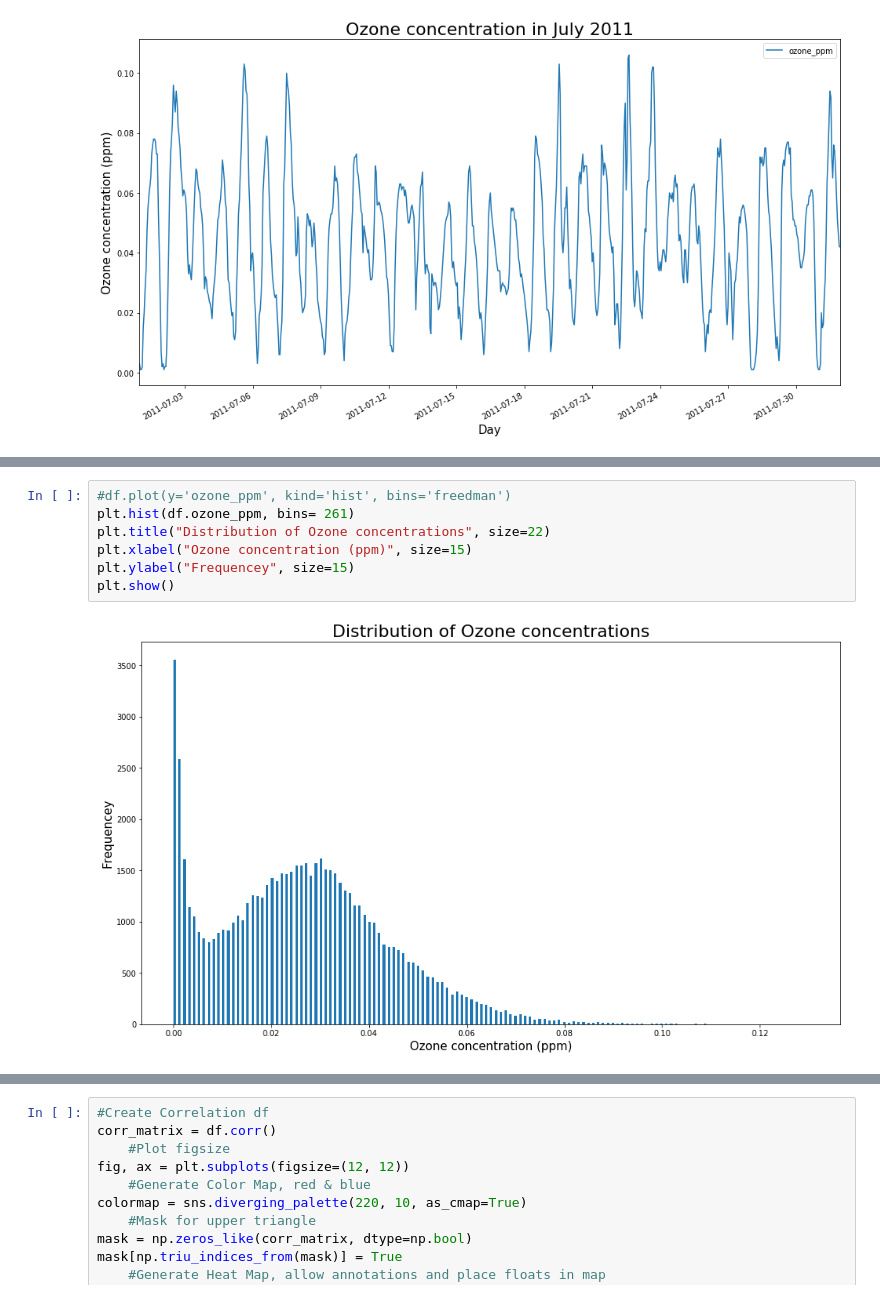
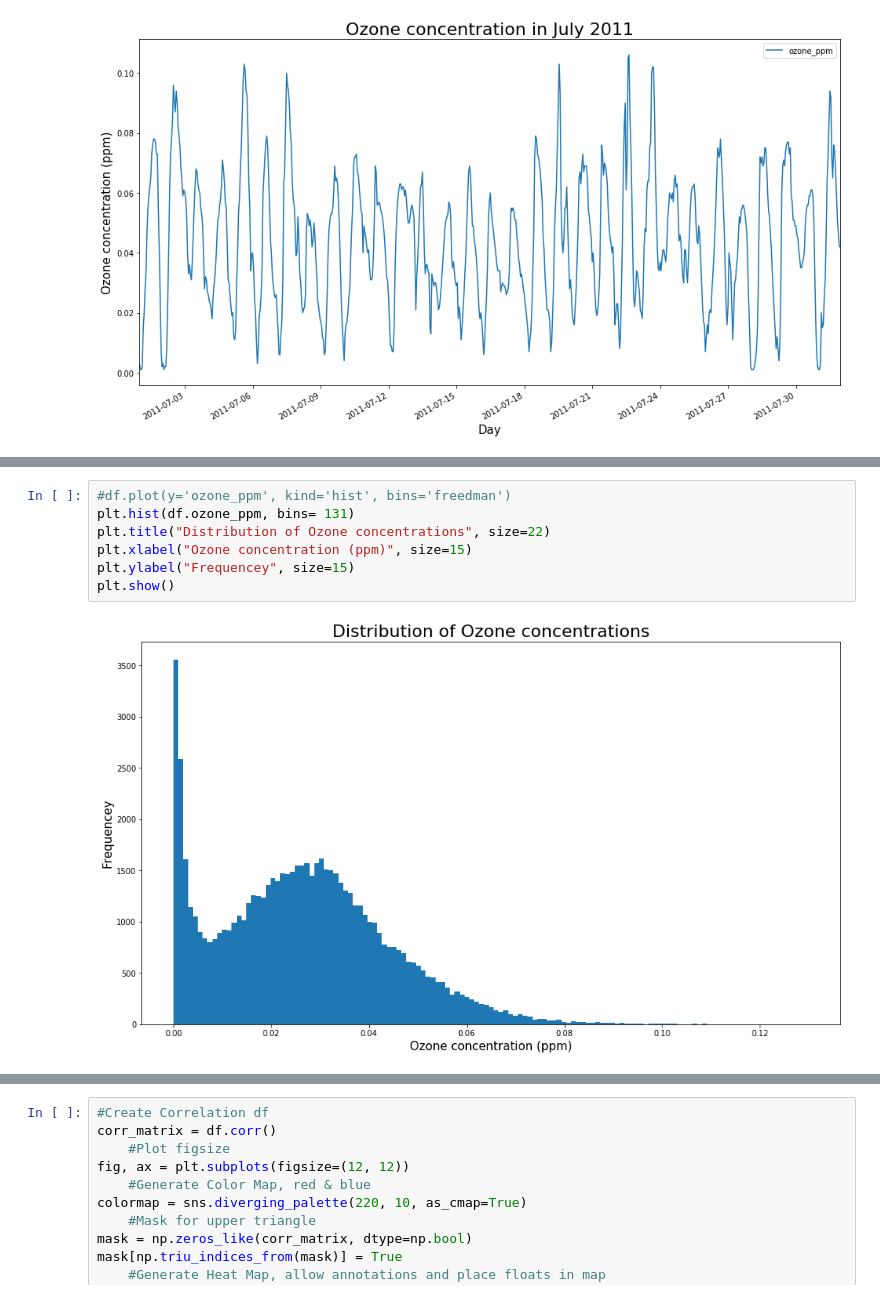
Before and after one commit to fsmahmood/Springboard-Python-Projects, a Jupyter notebook: Air Quality Capstone project/Capstone Data Wrangling/Capstone Storytelling and Inferential Statistics/Air Quality Storytelling Report.ipynb, the cells around one changed output, grey strips where cells are left out. Drawn from its saved outputs; the diff is of its cells as text.

```diff
--- a/Air Quality Capstone project/Capstone Data Wrangling/Capstone Storytelling and Inferential Statistics/Air Quality Storytelling Report.ipynb
+++ b/Air Quality Capstone project/Capstone Data Wrangling/Capstone Storytelling and Inferential Statistics/Air Quality Storytelling Report.ipynb
@@ -42,9 +82,9 @@ np.sqrt(len(df))
 # %%
 #df.plot(y='ozone_ppm', kind='hist', bins='freedman')
-plt.hist(df.ozone_ppm, bins= 261)
+plt.hist(df.ozone_ppm, bins= 131)
 plt.title("Distribution of Ozone concentrations", size=22)
 plt.xlabel("Ozone concentration (ppm)", size=15)
 plt.ylabel("Frequencey", size=15)
 plt.show()
 # %% [output]
-[figure, old version]
+[figure, new version]
```
Also changed, not shown: parts of 32 cells of this notebook.
